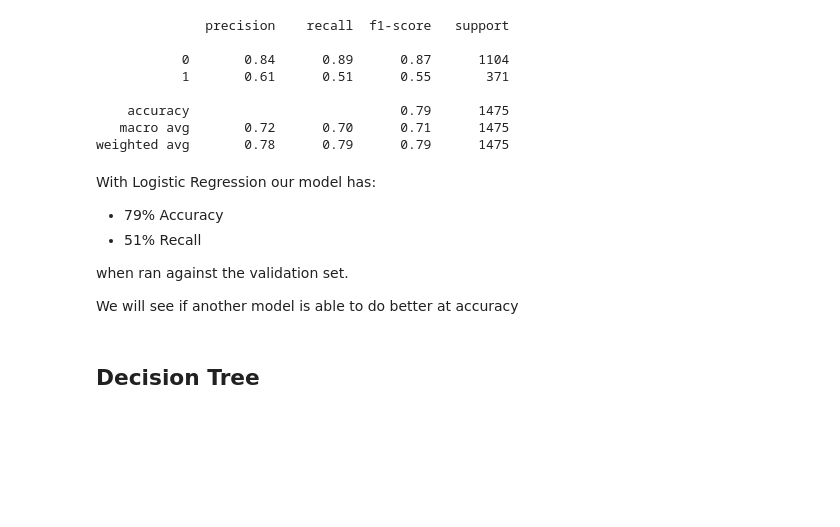
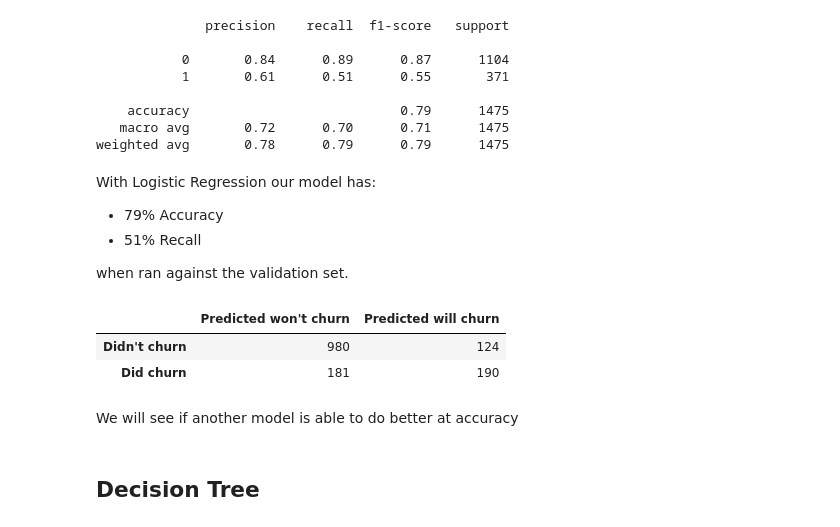
Before and after one commit to rubber-ducks-anonymous/classy-telco, a Jupyter notebook: telco_churn_report.ipynb, the cells around one changed output. Saved outputs shown, nothing was run; the diff lists cells and outputs as text; code cells hidden in the pictures; blank space fills up the shorter version.

```diff
--- a/telco_churn_report.ipynb
+++ b/telco_churn_report.ipynb
@@ -434,8 +462,17 @@ With Logistic Regression our model has:
 * 51% Recall
 
 when ran against the validation set.
-
-We will see if another model is able to do better at accuracy
+# %%
+labels = ["Didn't churn", "Did churn"]
+predicted_labels = ["Predicted won't churn", "Predicted will churn"]
+
+pd.DataFrame(confusion_matrix(yval, val_preds), index=labels, columns=predicted_labels)
+# %% [output]
+|  | Predicted won't churn | Predicted will churn |
+| Didn't churn | 980 | 124 |
+| Did churn | 181 | 190 |
+# %% [markdown]
+We will see if another model is able to do better at accuracy
 # %% [markdown]
 ## Decision Tree
 # %%
```
Also changed, not shown: parts of 23 cells of this notebook.
